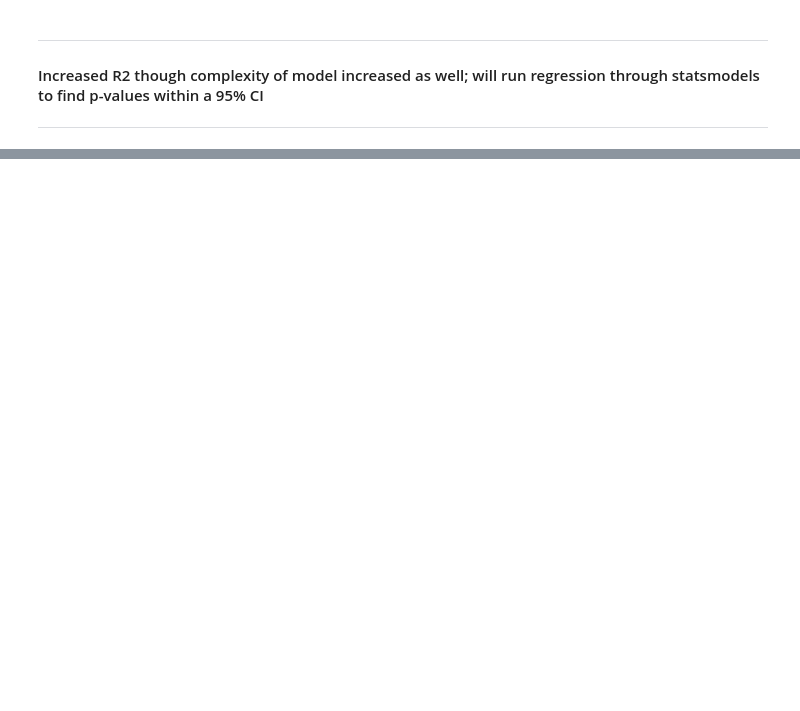
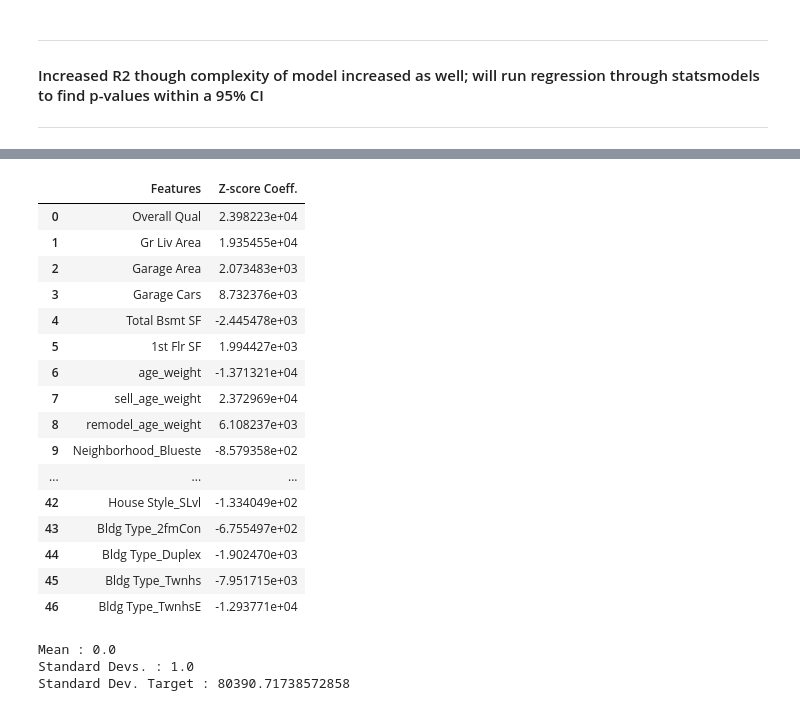
Before and after one commit to chris-volpacchio/Project-2-Linear-Regression, a Jupyter notebook: cv_kaggle_competition_housing.ipynb, the cells around one changed output, grey strips where cells are left out. Cells and saved outputs as stored; diff of their text form; code cells hidden in the pictures; blank space fills up the shorter version.

```diff
--- a/cv_kaggle_competition_housing.ipynb
+++ b/cv_kaggle_competition_housing.ipynb
@@ -751,16 +599,0 @@ vif
-# %%
-X_scale = train[features4]
-y_scale = train['SalePrice']
-
-poly = PolynomialFeatures(degree=2, interaction_only=False, include_bias=False)
-
-# Fit and transform (scale) our features.
-X_overfit = poly.fit_transform(X_scale)
-
-ss = StandardScaler()
-Z_train = ss.fit_transform(X_overfit)
-
-lr_scaled=LinearRegression()
-
-lr_scaled.fit(Z_train, y_scale)
-#lr_scaled.info()
@@ -854,0 +604,24 @@ Name: SalePrice, dtype: float64
+# %%
+from sklearn.preprocessing import StandardScaler
+from sklearn.preprocessing import PolynomialFeatures
+
+X_ = train_features3
+y_ = train['SalePrice']
+
+# Instantiate our PolynomialFeatures object to create all two-way terms.
+poly = PolynomialFeatures(degree=2, interaction_only=False, include_bias=False)
+
+# Fit and transform our X data.
+X_overfit = poly.fit_transform(X_, y_scale)
+
+X_train, X_test, y_train, y_test = train_test_split(
+    X_overfit,
+    y_,
+    test_size=0.7,
+    random_state=42
+)
+
+sc = StandardScaler()
+
+Z_train = sc.fit_transform(X_train)
+Z_test = sc.transform(X_test)
@@ -854,0 +642,32 @@ Name: SalePrice, dtype: float64
+# %%
+df1 = pd.DataFrame(lr4.coef_, columns=['Z-score Coeff.'])
+df2 = pd.DataFrame(X_train.columns.values,columns = ['Features'])
+df2.join(df1)
+# %% [output]
+|  | Features | Z-score Coeff. |
+| 0 | Overall Qual | 2.398223e+04 |
+| 1 | Gr Liv Area | 1.935455e+04 |
+| 2 | Garage Area | 2.073483e+03 |
+| 3 | Garage Cars | 8.732376e+03 |
+| 4 | Total Bsmt SF | -2.445478e+03 |
+| 5 | 1st Flr SF | 1.994427e+03 |
+| 6 | age_weight | -1.371321e+04 |
+| 7 | sell_age_weight | 2.372969e+04 |
+| 8 | remodel_age_weight | 6.108237e+03 |
+| 9 | Neighborhood_Blueste | -8.579358e+02 |
+| ... | ... | ... |
+| 42 | House Style_SLvl | -1.334049e+02 |
+| 43 | Bldg Type_2fmCon | -6.755497e+02 |
+| 44 | Bldg Type_Duplex | -1.902470e+03 |
+| 45 | Bldg Type_Twnhs | -7.951715e+03 |
+| 46 | Bldg Type_TwnhsE | -1.293771e+04 |
+# %%
+# Check that all mean values are 0 and standard deviations are 1 for scaled data
+n1='\n'
+print(f"Mean : {sum([round(x,0) for x in Z_train.mean(axis = 0)])}\
+{n1}Standard Devs. : {round(sum([round(x,0) for x in Z_train.std(axis = 0)])/len(lr4.coef_),0)}{n1}\
+Standard Dev. Target : {y_train.std()}")
+# %% [output]
+Mean : 0.0
+Standard Devs. : 1.0
+Standard Dev. Target : 80390.71738572858
```
Also changed, not shown: parts of 121 cells of this notebook, 5 other files.
